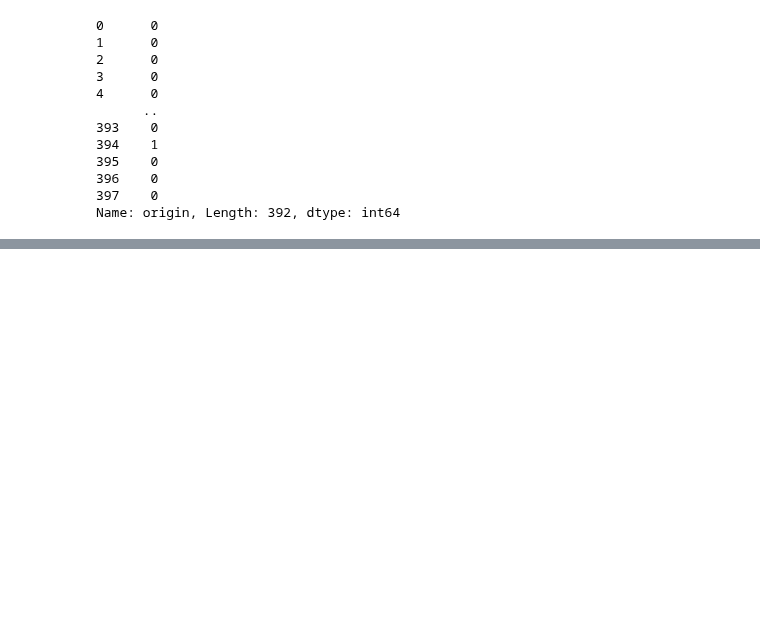
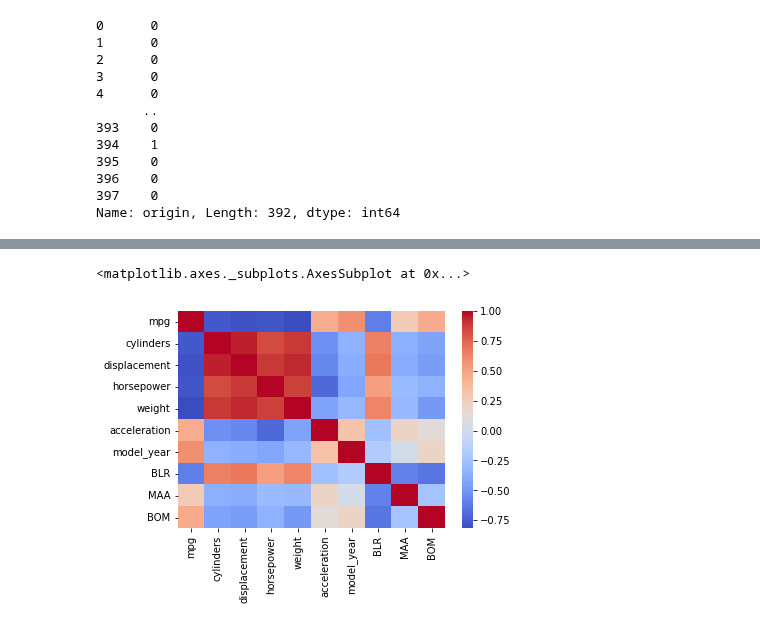
Before and after one commit to lellabhaskar/DataScience, a Jupyter notebook: 2/3p_Deep_Regression.ipynb, the cells around one changed output, grey strips where cells are left out. Drawn from its saved outputs; the diff is of its cells as text; code cells hidden in the pictures; blank space fills up the shorter version.

```diff
--- a/2/3p_Deep_Regression.ipynb
+++ b/2/3p_Deep_Regression.ipynb
@@ -238,0 +247,7 @@ Name: origin, Length: 392, dtype: int64
+# %%
+#df.cylinders.value_counts()
+corrs = traindata.corr()
+sns.heatmap(corrs, cmap='coolwarm')
+# %% [output]
+<matplotlib.axes._subplots.AxesSubplot at 0x...>
+[figure, added]
```
Also changed, not shown: parts of 9 cells of this notebook.
